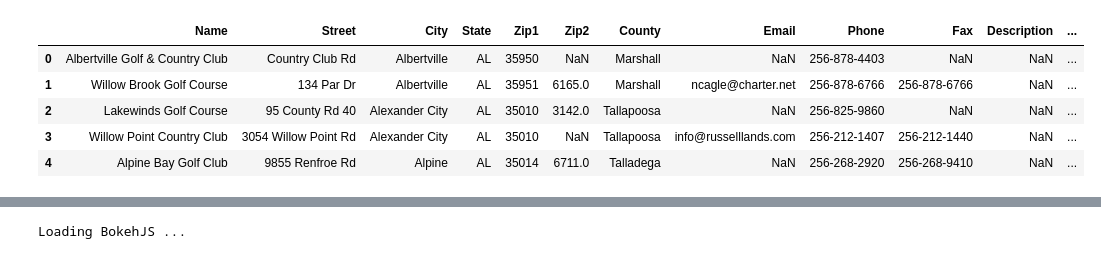
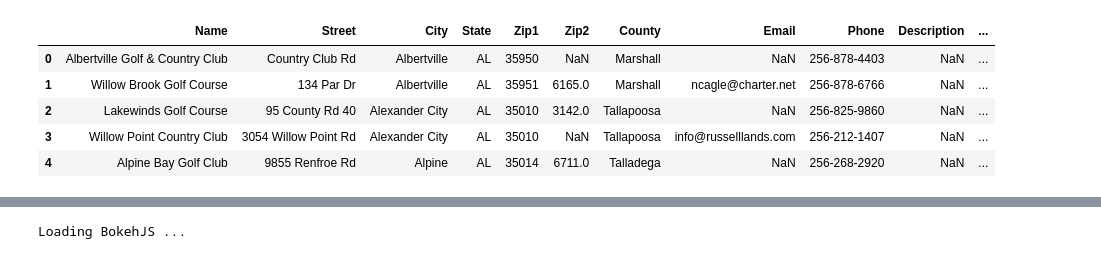
Before and after one commit to seanconeys/US_Golf_Courses, a Jupyter notebook: Golf_Courses.ipynb, the cells around one changed output, grey strips where cells are left out. Drawn from its saved outputs; the diff is of its cells as text; code cells hidden in the pictures.

```diff
--- a/Golf_Courses.ipynb
+++ b/Golf_Courses.ipynb
@@ -7,14 +8,20 @@ import matplotlib.pyplot as plt
 # %%
 df1 = pd.read_csv("./golf_courses.csv",index_col=False,low_memory=False)
 pd.set_option('display.max_columns', None)
+to_drop = ['Fax',
+           'Manager',
+           'Club Pro',
+           'Superintendent',
+           'Shop Hours']
+df1.drop(to_drop, inplace=True, axis=1)
 df1.head()
 # %% [output]
-|  | Name | Street | City | State | Zip1 | Zip2 | County | Email | Phone | Fax | Description | ... |
-| 0 | Albertville Golf & Country Club | Country Club Rd | Albertville | AL | 35950 | NaN | Marshall | NaN | 256-878-4403 | NaN | NaN | ... |
-| 1 | Willow Brook Golf Course | 134 Par Dr | Albertville | AL | 35951 | 6165.0 | Marshall | ncagle@charter.net | 256-878-6766 | 256-878-6766 | NaN | ... |
-| 2 | Lakewinds Golf Course | 95 County Rd 40 | Alexander City | AL | 35010 | 3142.0 | Tallapoosa | NaN | 256-825-9860 | NaN | NaN | ... |
-| 3 | Willow Point Country Club | 3054 Willow Point Rd | Alexander City | AL | 35010 | NaN | Tallapoosa | info@russelllands.com | 256-212-1407 | 256-212-1440 | NaN | ... |
-| 4 | Alpine Bay Golf Club | 9855 Renfroe Rd | Alpine | AL | 35014 | 6711.0 | Talladega | NaN | 256-268-2920 | 256-268-9410 | NaN | ... |
+|  | Name | Street | City | State | Zip1 | Zip2 | County | Email | Phone | Description | ... |
+| 0 | Albertville Golf & Country Club | Country Club Rd | Albertville | AL | 35950 | NaN | Marshall | NaN | 256-878-4403 | NaN | ... |
+| 1 | Willow Brook Golf Course | 134 Par Dr | Albertville | AL | 35951 | 6165.0 | Marshall | ncagle@charter.net | 256-878-6766 | NaN | ... |
+| 2 | Lakewinds Golf Course | 95 County Rd 40 | Alexander City | AL | 35010 | 3142.0 | Tallapoosa | NaN | 256-825-9860 | NaN | ... |
+| 3 | Willow Point Country Club | 3054 Willow Point Rd | Alexander City | AL | 35010 | NaN | Tallapoosa | info@russelllands.com | 256-212-1407 | NaN | ... |
+| 4 | Alpine Bay Golf Club | 9855 Renfroe Rd | Alpine | AL | 35014 | 6711.0 | Talladega | NaN | 256-268-2920 | NaN | ... |
 # %%
 state = df1.State
 count = Counter(state)
```
Also changed, not shown: parts of 12 cells of this notebook.
